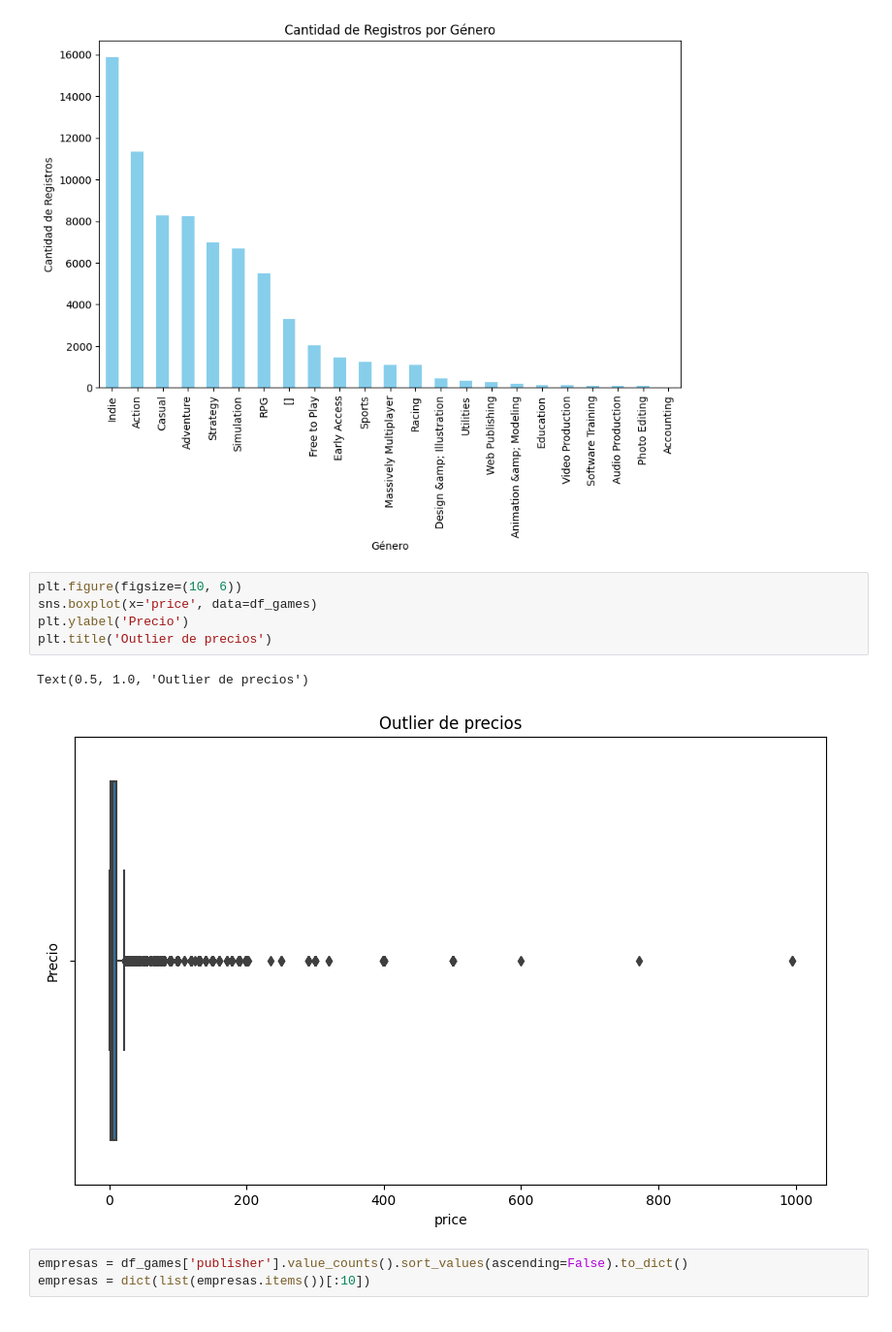
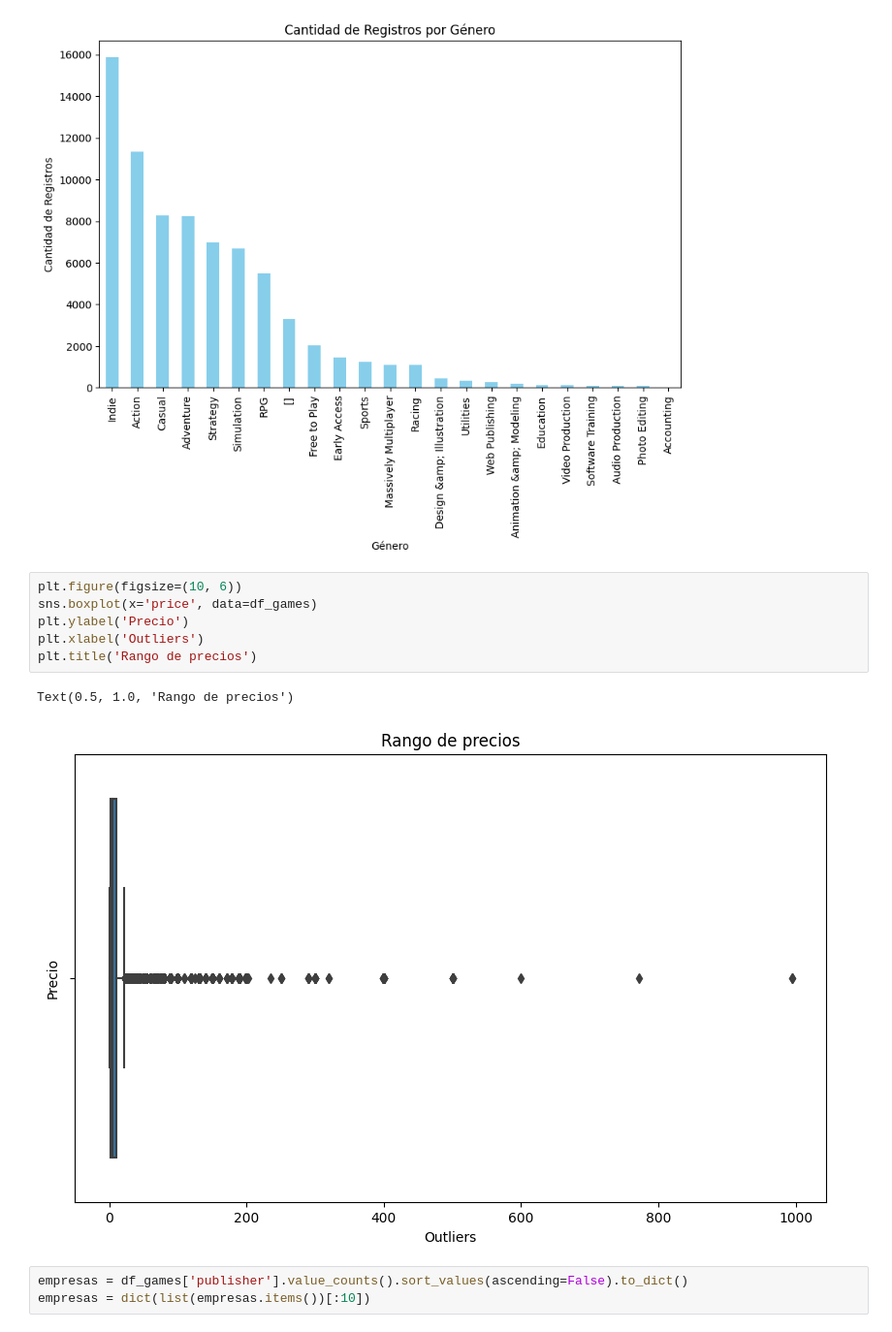
Before and after one commit to Tototastico/API-SteamGames, a Jupyter notebook: EDA.ipynb, the cells around one changed output. Shown at 97% size. Drawn from its saved outputs; the diff is of its cells as text.

```diff
--- a/EDA.ipynb
+++ b/EDA.ipynb
@@ -58,11 +58,12 @@ plt.show()
 # %%
 plt.figure(figsize=(10, 6))
 sns.boxplot(x='price', data=df_games)
 plt.ylabel('Precio')
-plt.title('Outlier de precios')
+plt.xlabel('Outliers')
+plt.title('Rango de precios')
 # %% [output]
-Text(0.5, 1.0, 'Outlier de precios')
+Text(0.5, 1.0, 'Rango de precios')
-[figure, old version]
+[figure, new version]
 # %%
 empresas = df_games['publisher'].value_counts().sort_values(ascending=False).to_dict()
 empresas = dict(list(empresas.items())[:10])
```
Also changed, not shown: parts of 3 cells of this notebook, 2 other files.
